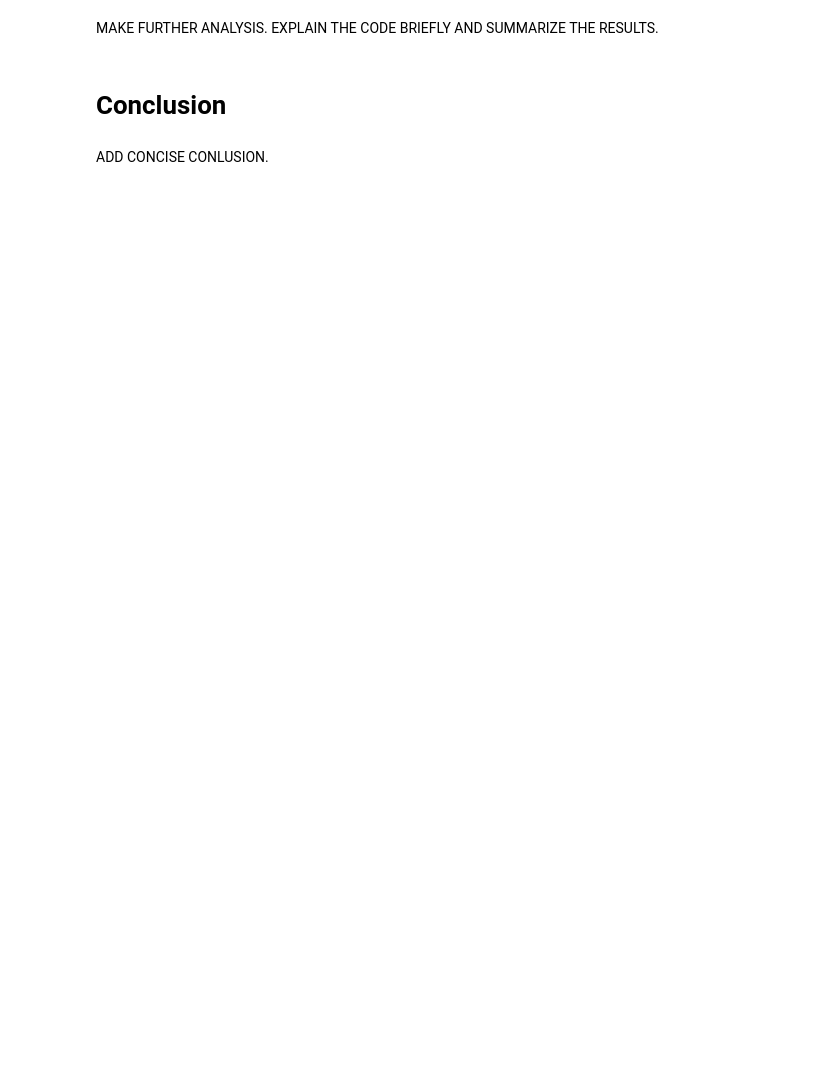
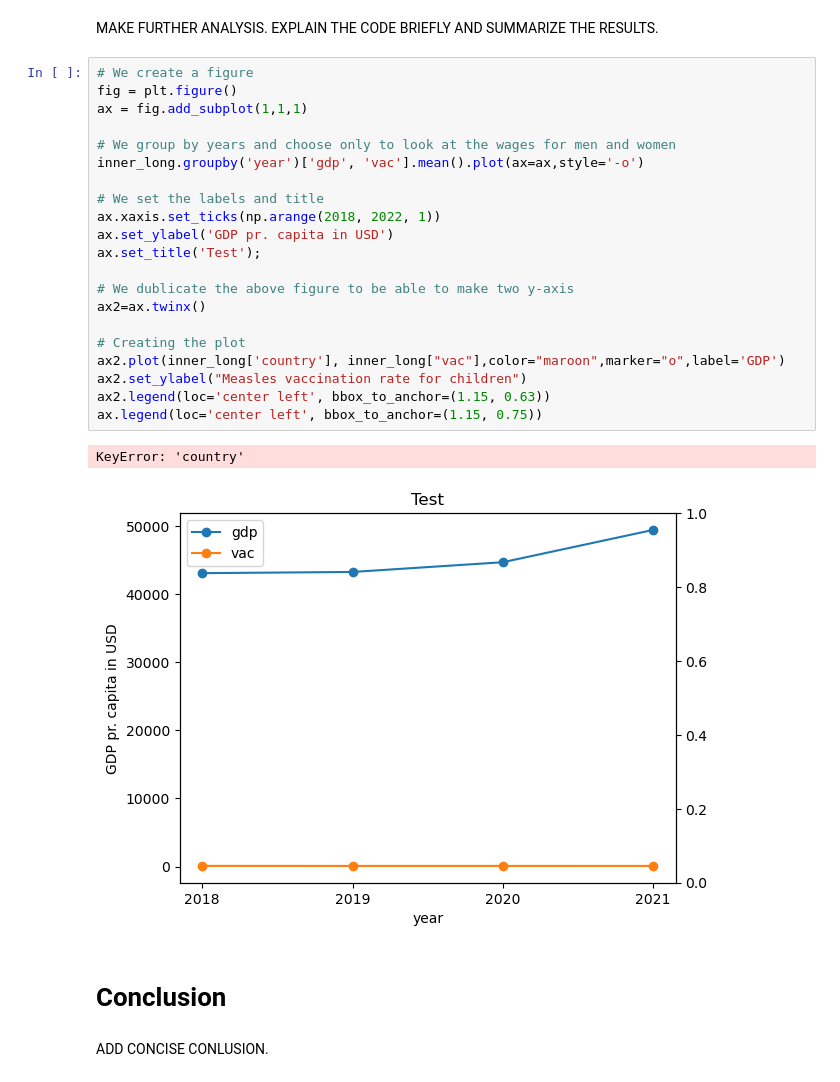
Before and after one commit to NumEconCopenhagen/projects-2023-n-m, a Jupyter notebook: dataproject/dataproject.ipynb, the cells around one changed output. Cells and saved outputs as stored; diff of their text form; blank space fills up the shorter version.

Commit message:
figur

```diff
--- a/dataproject/dataproject.ipynb
+++ b/dataproject/dataproject.ipynb
@@ -132,5 +266,29 @@ To get a quick overview of the data, we show some **summary statistics** on a me
 # %% [markdown]
 MAKE FURTHER ANALYSIS. EXPLAIN THE CODE BRIEFLY AND SUMMARIZE THE RESULTS.
+# %%
+# We create a figure
+fig = plt.figure()
+ax = fig.add_subplot(1,1,1)
+
+# We group by years and choose only to look at the wages for men and women
+inner_long.groupby('year')['gdp', 'vac'].mean().plot(ax=ax,style='-o')
+
+# We set the labels and title
+ax.xaxis.set_ticks(np.arange(2018, 2022, 1))
+ax.set_ylabel('GDP pr. capita in USD')
+ax.set_title('Test');
+
+# We dublicate the above figure to be able to make two y-axis
+ax2=ax.twinx()
+
+# Creating the plot
+ax2.plot(inner_long['country'], inner_long["vac"],color="maroon",marker="o",label='GDP')
+ax2.set_ylabel("Measles vaccination rate for children")
+ax2.legend(loc='center left', bbox_to_anchor=(1.15, 0.63))
+ax.legend(loc='center left', bbox_to_anchor=(1.15, 0.75))
+# %% [output]
+KeyError: 'country'
+[figure, added]
 # %% [markdown]
 # Conclusion
 # %% [markdown]
```
Also changed, not shown: parts of 15 cells of this notebook.
